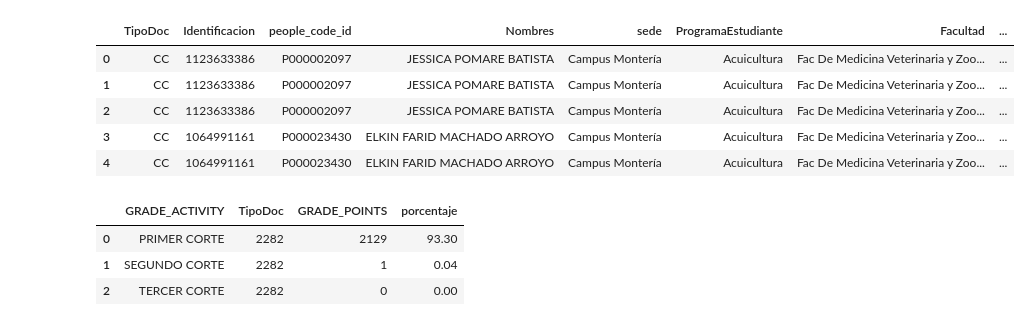
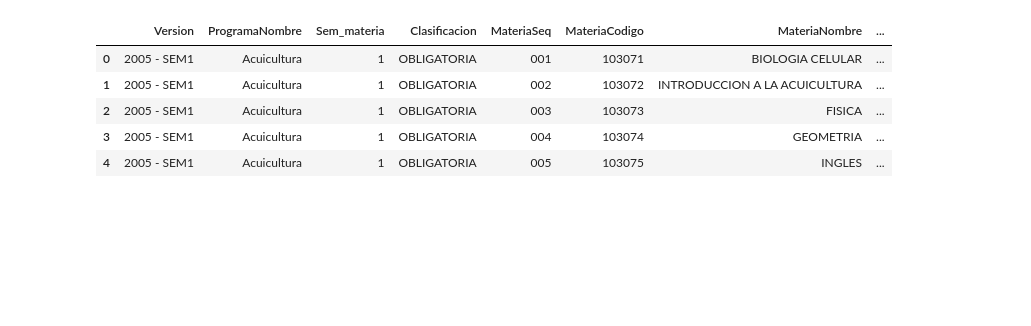
Before and after one commit to Groupestadistic/AppUnicorEstadistica, a Jupyter notebook: num_grupos/conexion.ipynb, the cells around one changed output. Drawn from its saved outputs; the diff is of its cells as text; code cells hidden in the pictures; blank space fills up the shorter version.

```diff
--- a/num_grupos/conexion.ipynb
+++ b/num_grupos/conexion.ipynb
@@ -459,9 +459,9 @@ hist_academic = pd.read_sql(consulta_hist_academic,conexion)
 # %%
-resul_materias.head()
+prerequisitos.head()
 # %% [output]
-|  | TipoDoc | Identificacion | people_code_id | Nombres | sede | ProgramaEstudiante | Facultad | ... |
-| 0 | CC | 1123633386 | P000002097 | JESSICA POMARE BATISTA | Campus Montería | Acuicultura | Fac De Medicina Veterinaria y Zoo... | ... |
-| 1 | CC | 1123633386 | P000002097 | JESSICA POMARE BATISTA | Campus Montería | Acuicultura | Fac De Medicina Veterinaria y Zoo... | ... |
-| 2 | CC | 1123633386 | P000002097 | JESSICA POMARE BATISTA | Campus Montería | Acuicultura | Fac De Medicina Veterinaria y Zoo... | ... |
-| 3 | CC | 1064991161 | P000023430 | ELKIN FARID MACHADO ARROYO | Campus Montería | Acuicultura | Fac De Medicina Veterinaria y Zoo... | ... |
-| 4 | CC | 1064991161 | P000023430 | ELKIN FARID MACHADO ARROYO | Campus Montería | Acuicultura | Fac De Medicina Veterinaria y Zoo... | ... |
+|  | Version | ProgramaNombre | Sem_materia | Clasificacion | MateriaSeq | MateriaCodigo | MateriaNombre | ... |
+| 0 | 2005 - SEM1 | Acuicultura | 1 | OBLIGATORIA | 001 | 103071 | BIOLOGIA CELULAR | ... |
+| 1 | 2005 - SEM1 | Acuicultura | 1 | OBLIGATORIA | 002 | 103072 | INTRODUCCION A LA ACUICULTURA | ... |
+| 2 | 2005 - SEM1 | Acuicultura | 1 | OBLIGATORIA | 003 | 103073 | FISICA | ... |
+| 3 | 2005 - SEM1 | Acuicultura | 1 | OBLIGATORIA | 004 | 103074 | GEOMETRIA | ... |
+| 4 | 2005 - SEM1 | Acuicultura | 1 | OBLIGATORIA | 005 | 103075 | INGLES | ... |
@@ -472,15 +477,10 @@ resul_materias.head()
 
 # hist_academic[hist_academic['EVENT_ID']=='406167']#['PEOPLE_CODE_ID'].nunique()
 
-programa_current = "Acuicultura"
-resumen = resul_materias[(resul_materias['ProgramaEstudiante']==programa_current)]
-resumen2 = resumen.groupby(['GRADE_ACTIVITY']).count()
-resumen2 = resumen2.reset_index()[['GRADE_ACTIVITY','TipoDoc','GRADE_POINTS']]
-resumen2['porcentaje'] = round((resumen2['GRADE_POINTS']/resumen2['TipoDoc'])*100,2)
-resumen2.replace({'1Corte':'PRIMER CORTE','2Corte':'SEGUNDO CORTE','3Corte':'TERCER CORTE'}, inplace=True)
-resumen2
+# programa_current = "Acuicultura"
+# resumen = resul_materias[(resul_materias['ProgramaEstudiante']==programa_current)]
+# resumen2 = resumen.groupby(['GRADE_ACTIVITY']).count()
+# resumen2 = resumen2.reset_index()[['GRADE_ACTIVITY','TipoDoc','GRADE_POINTS']]
+# resumen2['porcentaje'] = round((resumen2['GRADE_POINTS']/resumen2['TipoDoc'])*100,2)
+# resumen2.replace({'1Corte':'PRIMER CORTE','2Corte':'SEGUNDO CORTE','3Corte':'TERCER CORTE'}, inplace=True)
+# resumen2
-# %% [output]
-|  | GRADE_ACTIVITY | TipoDoc | GRADE_POINTS | porcentaje |
-| 0 | PRIMER CORTE | 2282 | 2129 | 93.30 |
-| 1 | SEGUNDO CORTE | 2282 | 1 | 0.04 |
-| 2 | TERCER CORTE | 2282 | 0 | 0.00 |
```
Also changed, not shown: parts of 14 cells of this notebook, 44 other files.
